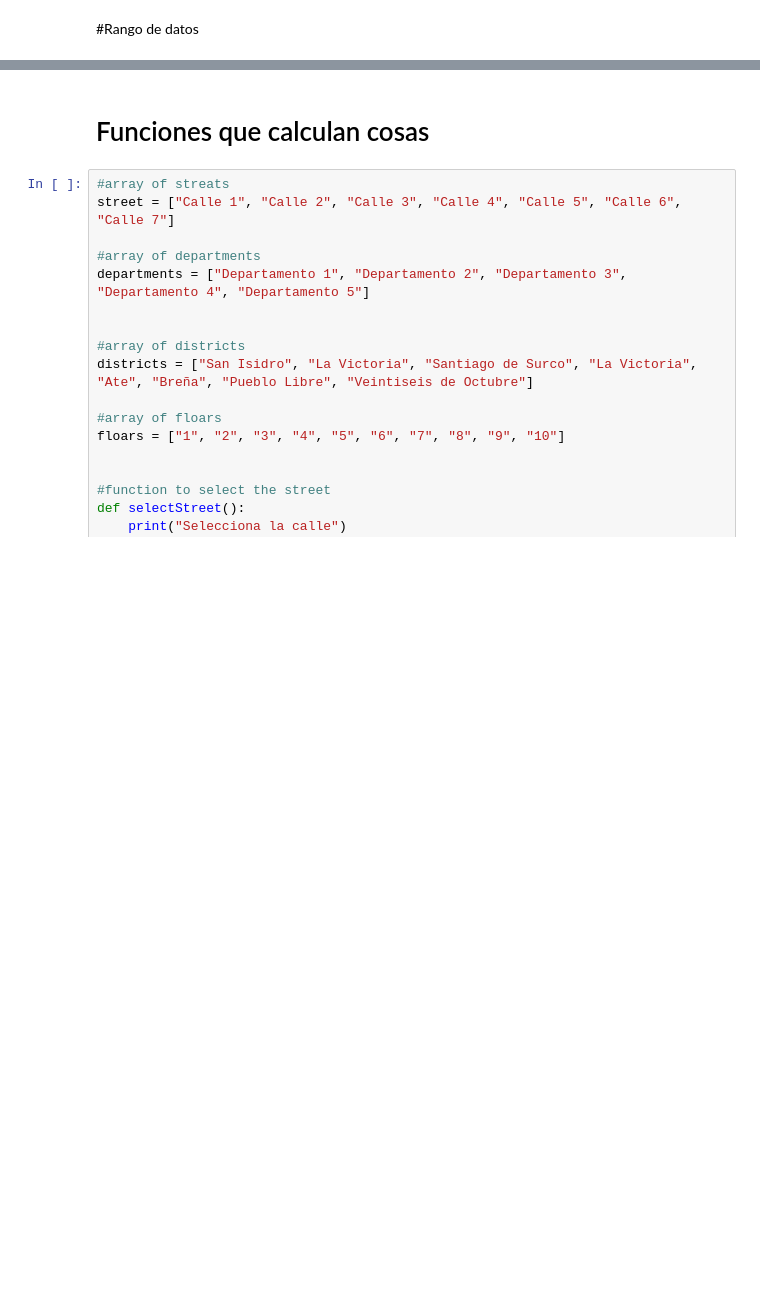
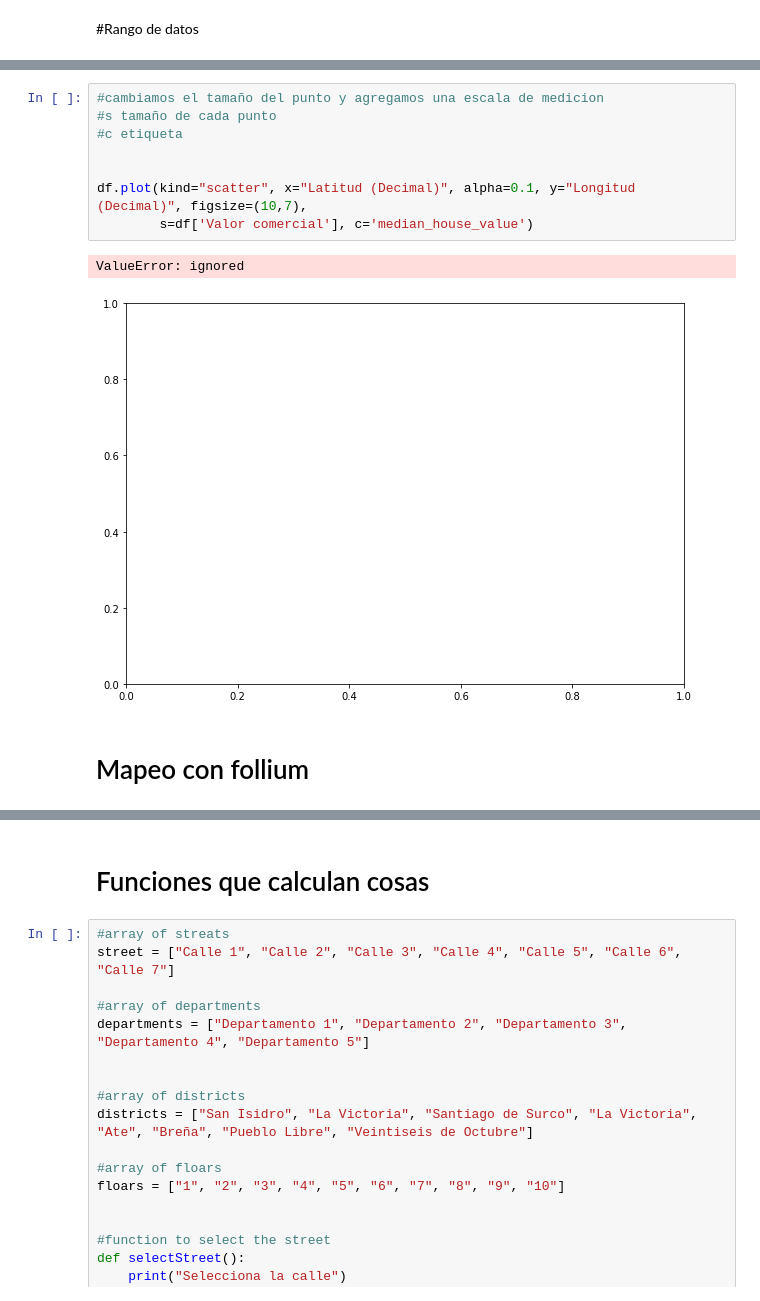
Before and after one commit to Devsthink/BBVA-DATA-DRIVEN, a Jupyter notebook: BBVA_Hackaton.ipynb, the cells around one changed output, grey strips where cells are left out. Cells and saved outputs as stored; diff of their text form; blank space fills up the shorter version.

```diff
--- a/BBVA_Hackaton.ipynb
+++ b/BBVA_Hackaton.ipynb
@@ -206,0 +283,13 @@ array([[<matplotlib.axes._subplots.AxesSubplot object at 0x...>,
+# %%
+#cambiamos el tamaño del punto y agregamos una escala de medicion
+#s tamaño de cada punto
+#c etiqueta
+
+
+df.plot(kind="scatter", x="Latitud (Decimal)", alpha=0.1, y="Longitud (Decimal)", figsize=(10,7),
+        s=df['Valor comercial'], c='median_house_value')
+# %% [output]
+ValueError: ignored
+[figure, added]
+# %% [markdown]
+# Mapeo con follium
```
Also changed, not shown: parts of 23 cells of this notebook.
